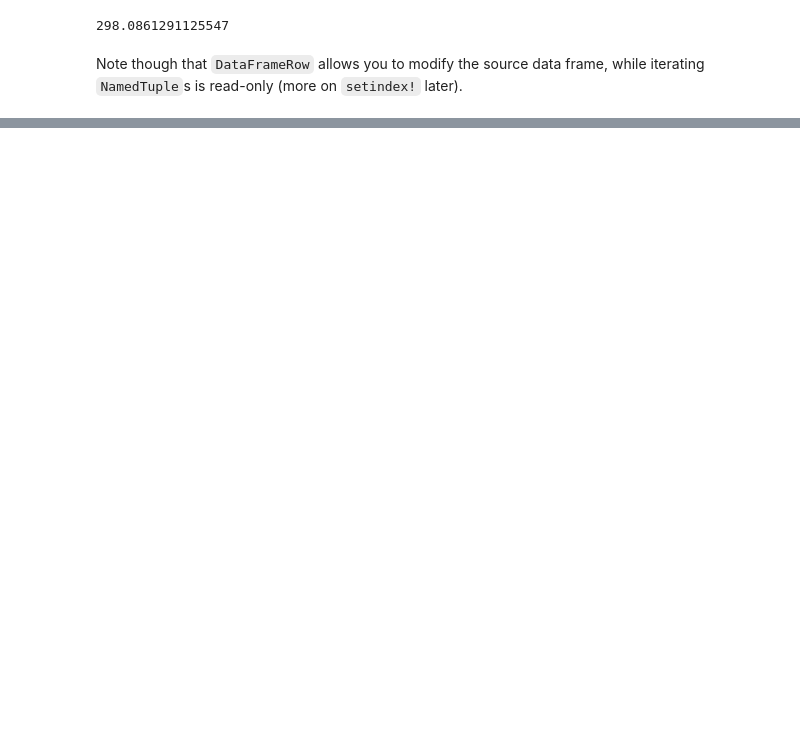
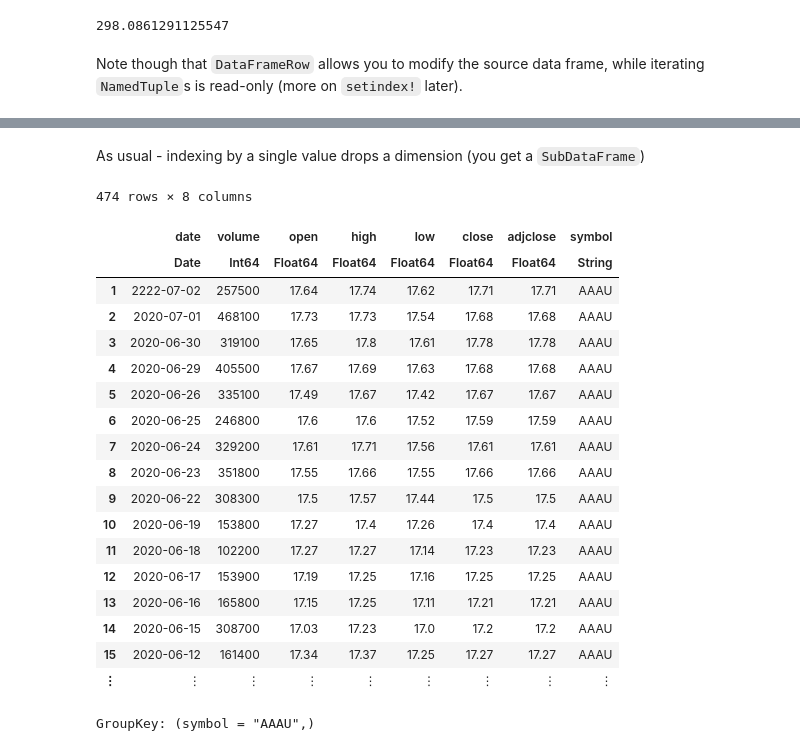
Before and after one commit to bkamins/JuliaCon2020-DataFrames-Tutorial, a Jupyter notebook: indexing_part1_introduction.ipynb, the cells around one changed output, grey strips where cells are left out. Drawn from its saved outputs; the diff is of its cells as text; code cells hidden in the pictures; blank space fills up the shorter version.

```diff
--- a/indexing_part1_introduction.ipynb
+++ b/indexing_part1_introduction.ipynb
@@ -472,0 +514,2 @@ Note though that `DataFrameRow` allows you to modify the source data frame, whil
+# %%
+gdf = groupby(df, :symbol)
@@ -472,0 +572,28 @@ Note though that `DataFrameRow` allows you to modify the source data frame, whil
+# %% [markdown]
+As usual - indexing by a single value drops a dimension (you get a `SubDataFrame`)
+# %%
+gdf[1]
+# %% [output]
+474 rows × 8 columns
+|  | date | volume | open | high | low | close | adjclose | symbol |
+|  | Date | Int64 | Float64 | Float64 | Float64 | Float64 | Float64 | String |
+| 1 | 2222-07-02 | 257500 | 17.64 | 17.74 | 17.62 | 17.71 | 17.71 | AAAU |
+| 2 | 2020-07-01 | 468100 | 17.73 | 17.73 | 17.54 | 17.68 | 17.68 | AAAU |
+| 3 | 2020-06-30 | 319100 | 17.65 | 17.8 | 17.61 | 17.78 | 17.78 | AAAU |
+| 4 | 2020-06-29 | 405500 | 17.67 | 17.69 | 17.63 | 17.68 | 17.68 | AAAU |
+| 5 | 2020-06-26 | 335100 | 17.49 | 17.67 | 17.42 | 17.67 | 17.67 | AAAU |
+| 6 | 2020-06-25 | 246800 | 17.6 | 17.6 | 17.52 | 17.59 | 17.59 | AAAU |
+| 7 | 2020-06-24 | 329200 | 17.61 | 17.71 | 17.56 | 17.61 | 17.61 | AAAU |
+| 8 | 2020-06-23 | 351800 | 17.55 | 17.66 | 17.55 | 17.66 | 17.66 | AAAU |
+| 9 | 2020-06-22 | 308300 | 17.5 | 17.57 | 17.44 | 17.5 | 17.5 | AAAU |
+| 10 | 2020-06-19 | 153800 | 17.27 | 17.4 | 17.26 | 17.4 | 17.4 | AAAU |
+| 11 | 2020-06-18 | 102200 | 17.27 | 17.27 | 17.14 | 17.23 | 17.23 | AAAU |
+| 12 | 2020-06-17 | 153900 | 17.19 | 17.25 | 17.16 | 17.25 | 17.25 | AAAU |
+| 13 | 2020-06-16 | 165800 | 17.15 | 17.25 | 17.11 | 17.21 | 17.21 | AAAU |
+| 14 | 2020-06-15 | 308700 | 17.03 | 17.23 | 17.0 | 17.2 | 17.2 | AAAU |
+| 15 | 2020-06-12 | 161400 | 17.34 | 17.37 | 17.25 | 17.27 | 17.27 | AAAU |
+| ⋮ | ⋮ | ⋮ | ⋮ | ⋮ | ⋮ | ⋮ | ⋮ | ⋮ |
+# %%
+gdf_keys[1]
+# %% [output]
+GroupKey: (symbol = "AAAU",)
```
Also changed, not shown: parts of 26 cells of this notebook.
